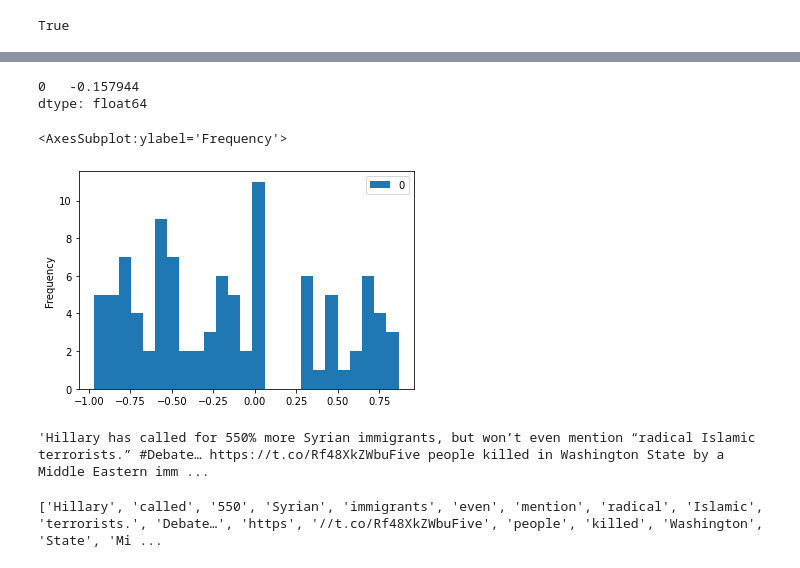
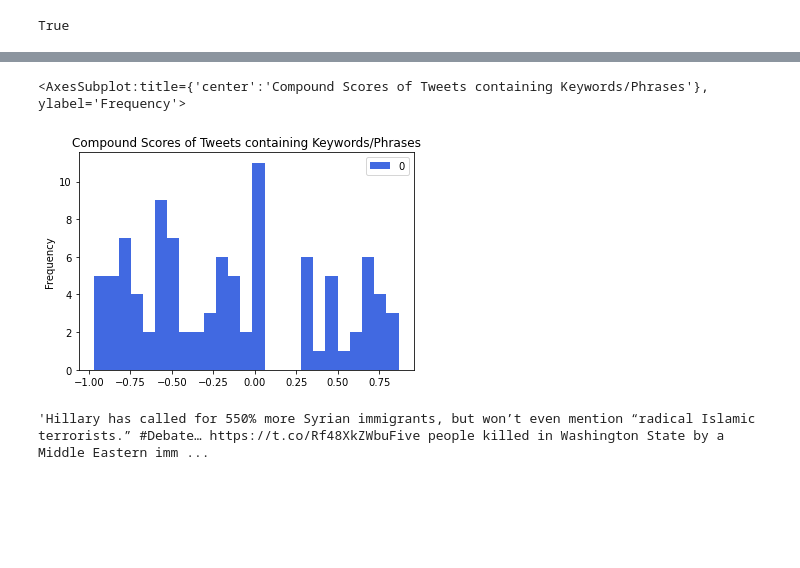
Before and after one commit to yahairaycortez/Final-Group-Project---DH140, a Jupyter notebook: TextAnalysis.ipynb, the cells around one changed output, grey strips where cells are left out. Drawn from its saved outputs; the diff is of its cells as text; code cells hidden in the pictures; blank space fills up the shorter version.

```diff
--- a/TextAnalysis.ipynb
+++ b/TextAnalysis.ipynb
@@ -111,11 +97,6 @@ df_scores
-# %%
-df_scores.mean()
-# %% [output]
-0   -0.157944
-dtype: float64
 # %%
 #visualizes the compound scores of tweets that contain the keywords
-df_scores.plot(kind='hist', bins = 25)
+df_scores.plot(kind='hist', bins = 25, title='Compound Scores of Tweets containing Keywords/Phrases', color ='royalblue')
 # %% [output]
-<AxesSubplot:ylabel='Frequency'>
+<AxesSubplot:title={'center':'Compound Scores of Tweets containing Keywords/Phrases'}, ylabel='Frequency'>
-[figure, old version]
+[figure, new version]
@@ -134,9 +103,10 @@ string_tweets = ''''''
 # %%
+string_tweets = ''''''
 for i in key_words['Tweet']:
     string_tweets+=str(i)
+
+string_tweets
+# %% [output]
+'Hillary has called for 550% more Syrian immigrants, but won’t even mention “radical Islamic terrorists.” #Debate… https://t.co/Rf48XkZWbuFive people killed in Washington State by a Middle Eastern imm ...
-# %%
-string_tweets
-# %% [output]
-'Hillary has called for 550% more Syrian immigrants, but won’t even mention “radical Islamic terrorists.” #Debate… https://t.co/Rf48XkZWbuFive people killed in Washington State by a Middle Eastern imm ...
 # %%
 from nltk.tokenize import word_tokenize, sent_tokenize
@@ -151,12 +116,0 @@ for s in sent:
-# %%
-no_words = ["``", "''","’","//t.co/", "“", "”"]
-myStopWords = list(punctuation) + stopwords.words('english')+no_words
-
-wordsNoStop = []
-for i in words:
-    if i not in myStopWords:
-        wordsNoStop.append(i)
-#print(words)
-print(wordsNoStop)
-# %% [output]
-['Hillary', 'called', '550', 'Syrian', 'immigrants', 'even', 'mention', 'radical', 'Islamic', 'terrorists.', 'Debate…', 'https', '//t.co/Rf48XkZWbuFive', 'people', 'killed', 'Washington', 'State', 'Mi ...
```
Also changed, not shown: parts of 18 cells of this notebook, 2 other files.
